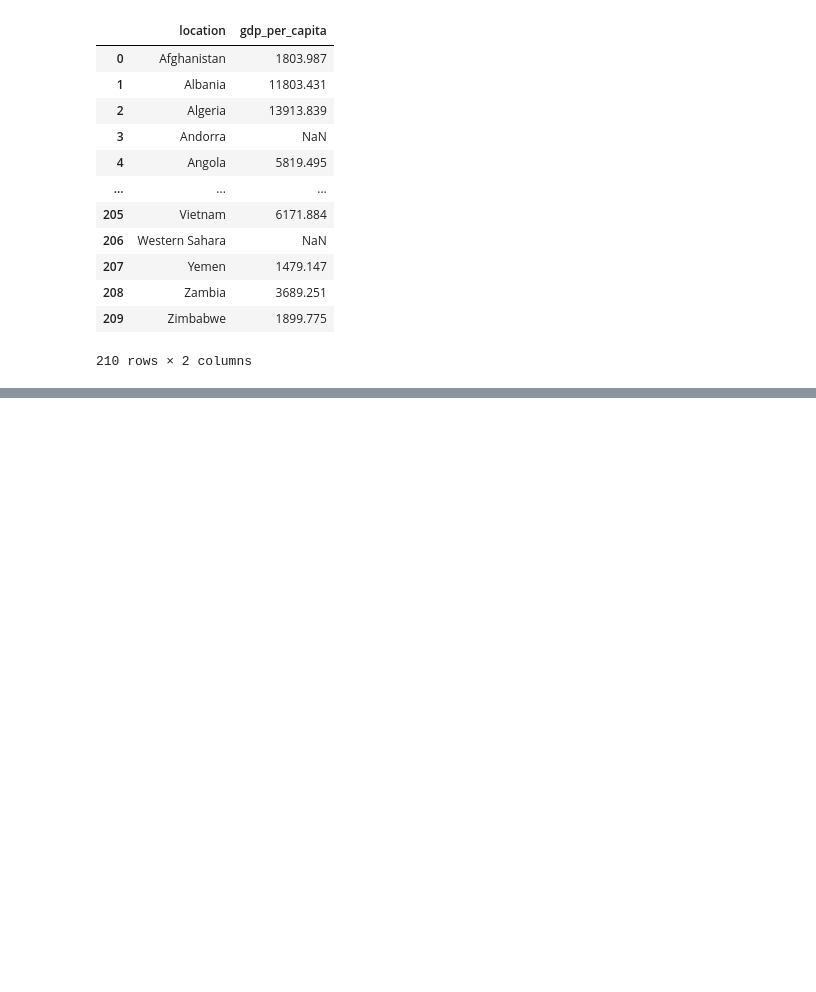
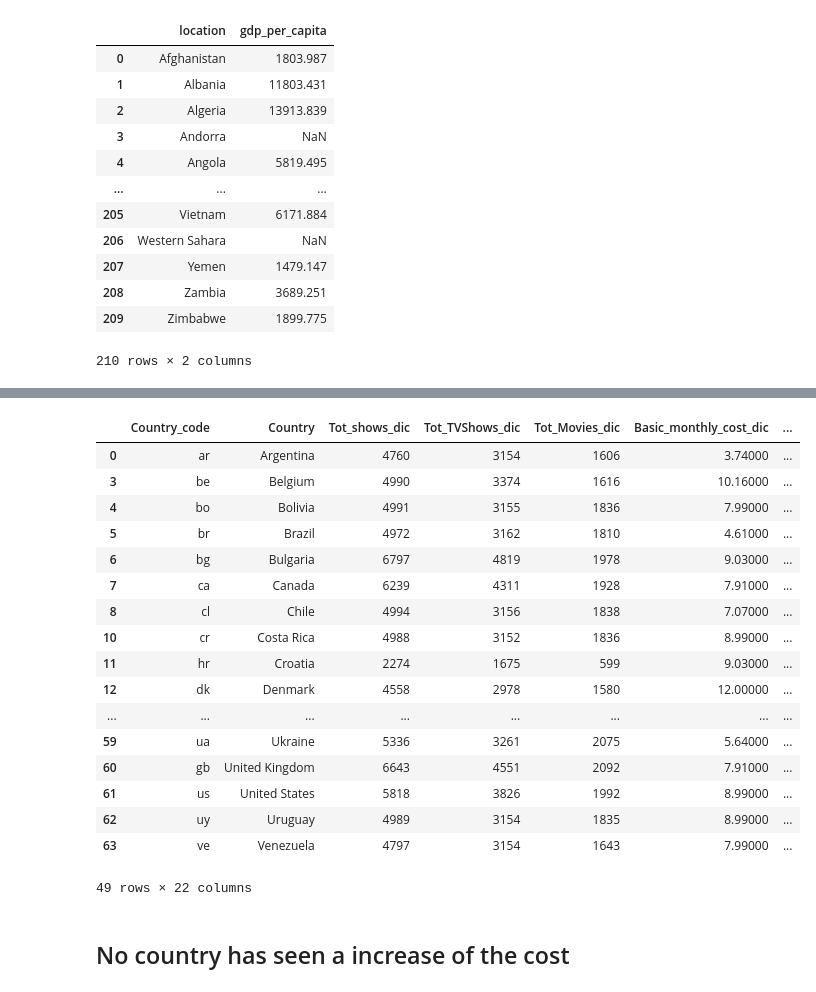
Before and after one commit to magicWiss/Netflix-Price-Analytics, a Jupyter notebook: Analytics/data_anal.ipynb, the cells around one changed output, grey strips where cells are left out. Drawn from its saved outputs; the diff is of its cells as text; code cells hidden in the pictures; blank space fills up the shorter version.

```diff
--- a/Analytics/data_anal.ipynb
+++ b/Analytics/data_anal.ipynb
@@ -411,0 +440,3 @@ moast_and_least
+# %%
+nfx_fee_dec["Avg_cost_dic"]=nfx_fee_dec[['Basic_monthly_cost_dic','Std_monthly_cost_dic','Prem_monthly_cost_dic']].mean(axis=1)
+nfx_fee_dec
@@ -411,0 +457,3 @@ moast_and_least
+# %%
+nfx_normal_vs_dic=pd.merge(nfx_fee_dec,nfx_price_per_cou_df, on=["Country"])
+nfx_normal_vs_dic
@@ -411,0 +483,5 @@ moast_and_least
+# %%
+#lets see this diffrence
+
+nfx_normal_vs_dic["Avg_growth"]=nfx_normal_vs_dic["Avg_cost"]-nfx_normal_vs_dic['Avg_cost_dic']
+nfx_normal_vs_dic
@@ -411,0 +502,6 @@ moast_and_least
+# %%
+#growing, decreasing and steady countries
+nfx_cost_grown=nfx_normal_vs_dic[nfx_normal_vs_dic["Avg_growth"]<0]
+
+nfx_cost_equal=nfx_normal_vs_dic[nfx_normal_vs_dic["Avg_growth"]==0]
+nfx_cost_dec=nfx_normal_vs_dic[nfx_normal_vs_dic["Avg_growth"]>0]
@@ -411,0 +533,23 @@ moast_and_least
+# %%
+nfx_cost_equal
+# %% [output]
+|  | Country_code | Country | Tot_shows_dic | Tot_TVShows_dic | Tot_Movies_dic | Basic_monthly_cost_dic | ... |
+| 0 | ar | Argentina | 4760 | 3154 | 1606 | 3.74000 | ... |
+| 3 | be | Belgium | 4990 | 3374 | 1616 | 10.16000 | ... |
+| 4 | bo | Bolivia | 4991 | 3155 | 1836 | 7.99000 | ... |
+| 5 | br | Brazil | 4972 | 3162 | 1810 | 4.61000 | ... |
+| 6 | bg | Bulgaria | 6797 | 4819 | 1978 | 9.03000 | ... |
+| 7 | ca | Canada | 6239 | 4311 | 1928 | 7.91000 | ... |
+| 8 | cl | Chile | 4994 | 3156 | 1838 | 7.07000 | ... |
+| 10 | cr | Costa Rica | 4988 | 3152 | 1836 | 8.99000 | ... |
+| 11 | hr | Croatia | 2274 | 1675 | 599 | 9.03000 | ... |
+| 12 | dk | Denmark | 4558 | 2978 | 1580 | 12.00000 | ... |
+| ... | ... | ... | ... | ... | ... | ... | ... |
+| 59 | ua | Ukraine | 5336 | 3261 | 2075 | 5.64000 | ... |
+| 60 | gb | United Kingdom | 6643 | 4551 | 2092 | 7.91000 | ... |
+| 61 | us | United States | 5818 | 3826 | 1992 | 8.99000 | ... |
+| 62 | uy | Uruguay | 4989 | 3154 | 1835 | 8.99000 | ... |
+| 63 | ve | Venezuela | 4797 | 3154 | 1643 | 7.99000 | ... |
+49 rows × 22 columns
+# %% [markdown]
+## No country has seen a increase of the cost
```
Also changed, not shown: parts of 39 cells of this notebook.
